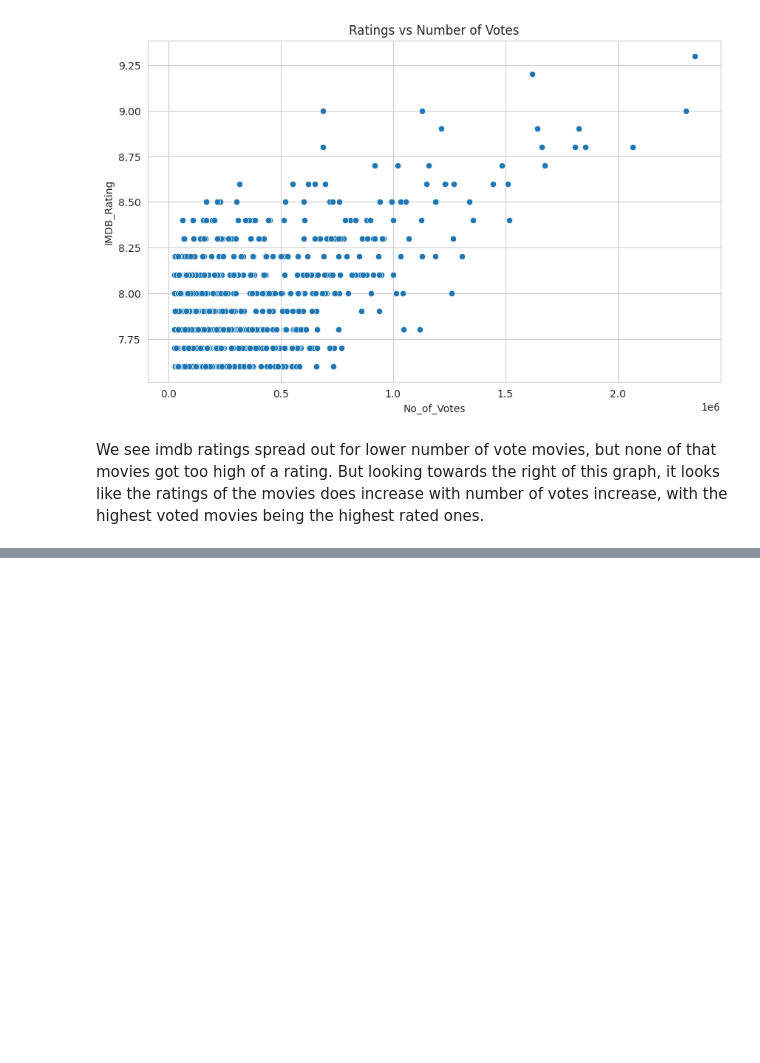
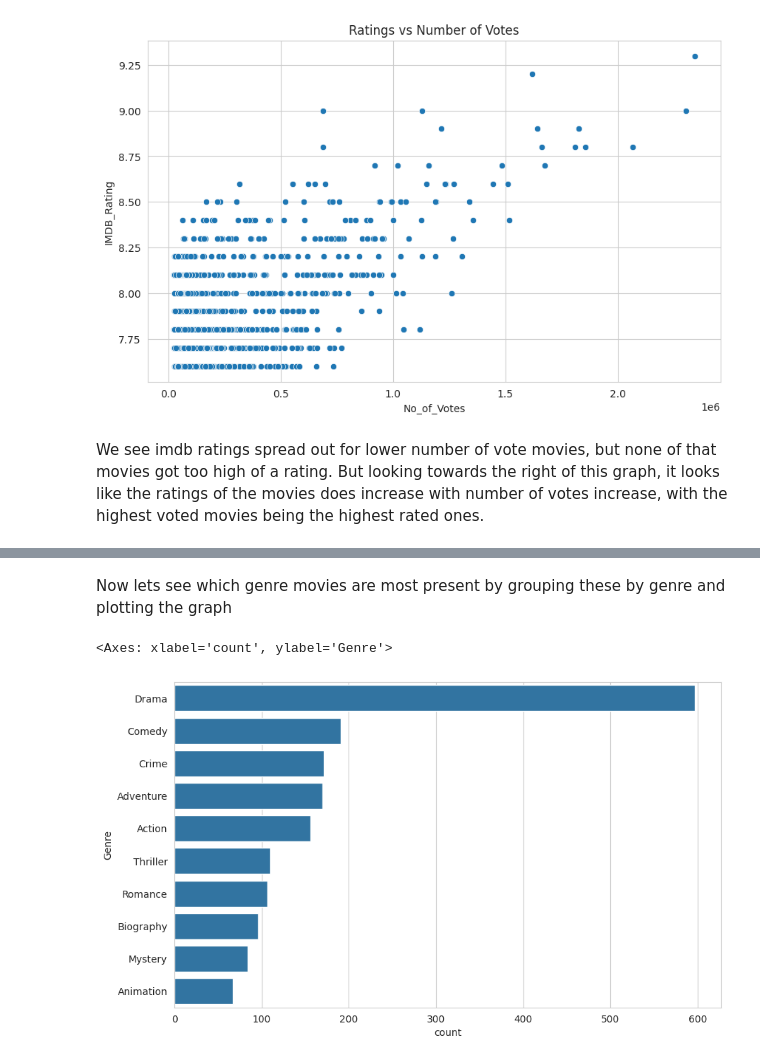
Before and after one commit to rahulkrishna-s/imdb-eda-notebooks, a Jupyter notebook: notebooks/imdb_eda.ipynb, the cells around one changed output, grey strips where cells are left out. Saved outputs shown, nothing was run; the diff lists cells and outputs as text; code cells hidden in the pictures; blank space fills up the shorter version.

Commit message:
Genre analysis

```diff
--- a/notebooks/imdb_eda.ipynb
+++ b/notebooks/imdb_eda.ipynb
@@ -305,0 +310,5 @@ We see imdb ratings spread out for lower number of vote movies, but none of that
+# %%
+genre_df = df.copy() #to avoid messing up original dataframe
+genre_df['Genre'] = genre_df['Genre'].str.split(', ')
+genre_df = genre_df.explode('Genre')
+genre_df.info()
@@ -305,0 +333,9 @@ We see imdb ratings spread out for lower number of vote movies, but none of that
+# %% [markdown]
+Now lets see which genre movies are most present by grouping these by genre and plotting the graph
+# %%
+top_genres = genre_df['Genre'].value_counts().head(10).index # to get top 10 genres with most movies
+filtered_genre_data = genre_df[genre_df['Genre'].isin(top_genres)] #to include only top genres
+sns.countplot(data=filtered_genre_data, y='Genre', order=top_genres)
+# %% [output]
+<Axes: xlabel='count', ylabel='Genre'>
+[figure, added]
```
Also changed, not shown: parts of 8 cells of this notebook.
